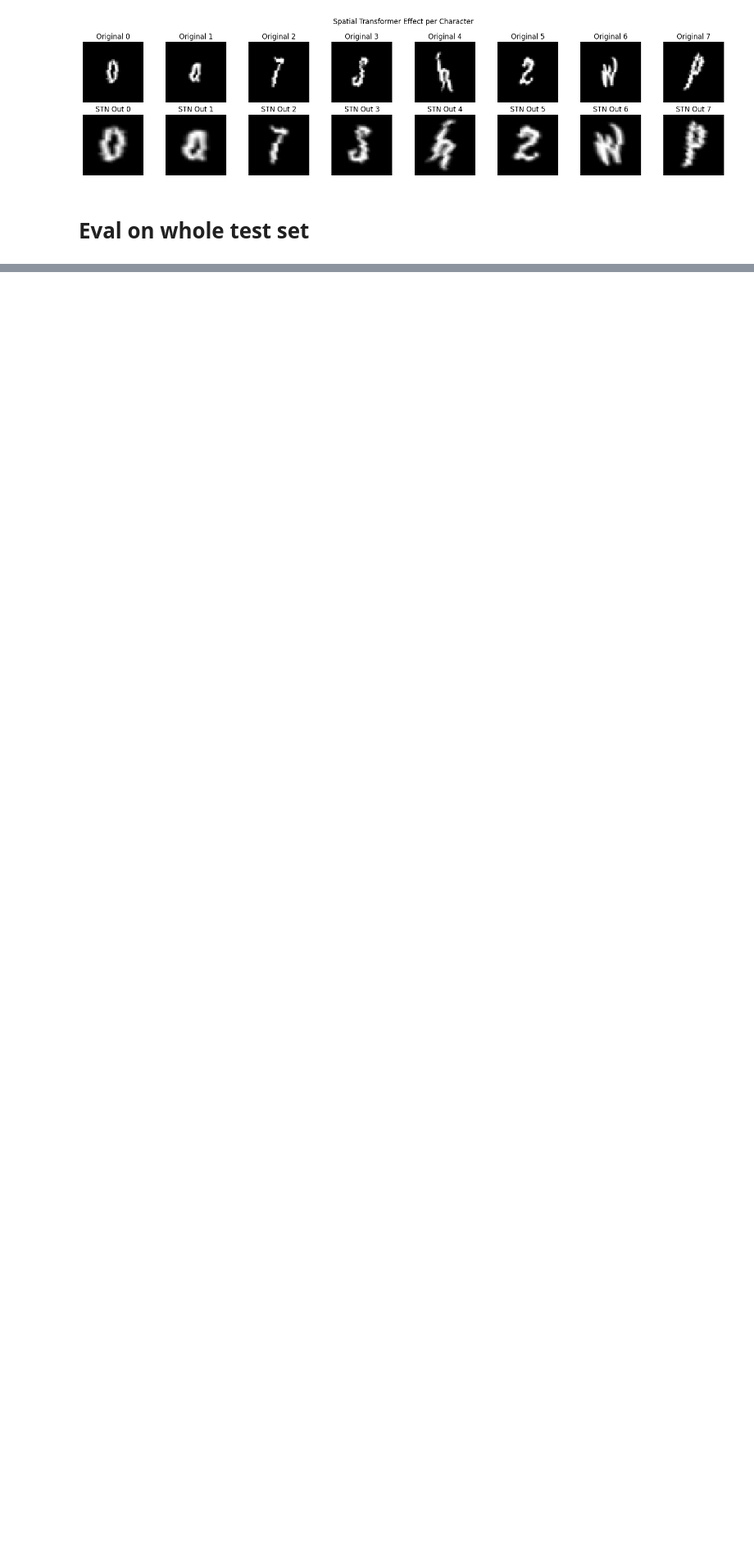
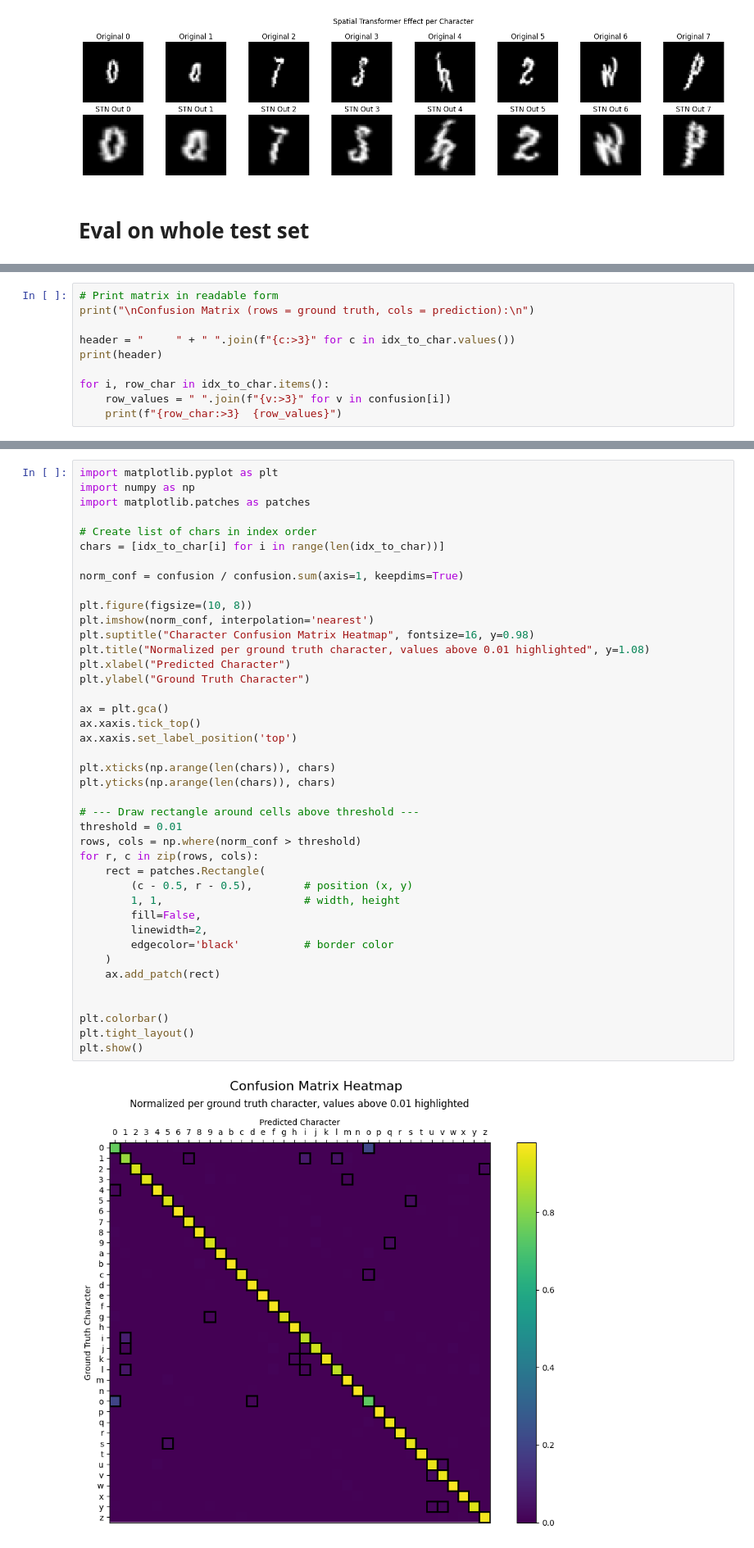
Before and after one commit to ItsMeNengYi/CS4243-mini-project, a Jupyter notebook: Transformer_test_eval.ipynb, the cells around one changed output, grey strips where cells are left out. Shown at 82% size. Cells and saved outputs as stored; diff of their text form; blank space fills up the shorter version.

Commit message:
Add character confusion matrix display

```diff
--- a/Transformer_test_eval.ipynb
+++ b/Transformer_test_eval.ipynb
@@ -294,0 +310,10 @@ Correct characters with allowance: 11438 (95.24%)
+# %%
+# Print matrix in readable form
+print("\nConfusion Matrix (rows = ground truth, cols = prediction):\n")
+
+header = "     " + " ".join(f"{c:>3}" for c in idx_to_char.values())
+print(header)
+
+for i, row_char in idx_to_char.items():
+    row_values = " ".join(f"{v:>3}" for v in confusion[i])
+    print(f"{row_char:>3}  {row_values}")
@@ -294,0 +340,43 @@ Correct characters with allowance: 11438 (95.24%)
+# %%
+import matplotlib.pyplot as plt
+import numpy as np
+import matplotlib.patches as patches
+
+# Create list of chars in index order
+chars = [idx_to_char[i] for i in range(len(idx_to_char))]
+
+norm_conf = confusion / confusion.sum(axis=1, keepdims=True)
+
+plt.figure(figsize=(10, 8))
+plt.imshow(norm_conf, interpolation='nearest')
+plt.suptitle("Character Confusion Matrix Heatmap", fontsize=16, y=0.98)
+plt.title("Normalized per ground truth character, values above 0.01 highlighted", y=1.08)
+plt.xlabel("Predicted Character")
+plt.ylabel("Ground Truth Character")
+
+ax = plt.gca()
+ax.xaxis.tick_top()
+ax.xaxis.set_label_position('top')
+
+plt.xticks(np.arange(len(chars)), chars)
+plt.yticks(np.arange(len(chars)), chars)
+
+# --- Draw rectangle around cells above threshold ---
+threshold = 0.01
+rows, cols = np.where(norm_conf > threshold)
+for r, c in zip(rows, cols):
+    rect = patches.Rectangle(
+        (c - 0.5, r - 0.5),        # position (x, y)
+        1, 1,                      # width, height
+        fill=False,
+        linewidth=2,
+        edgecolor='black'          # border color
+    )
+    ax.add_patch(rect)
+
+
+plt.colorbar()
+plt.tight_layout()
+plt.show()
+# %% [output]
+[figure, added]
```
Also changed, not shown: parts of 4 cells of this notebook, 2 other files.
